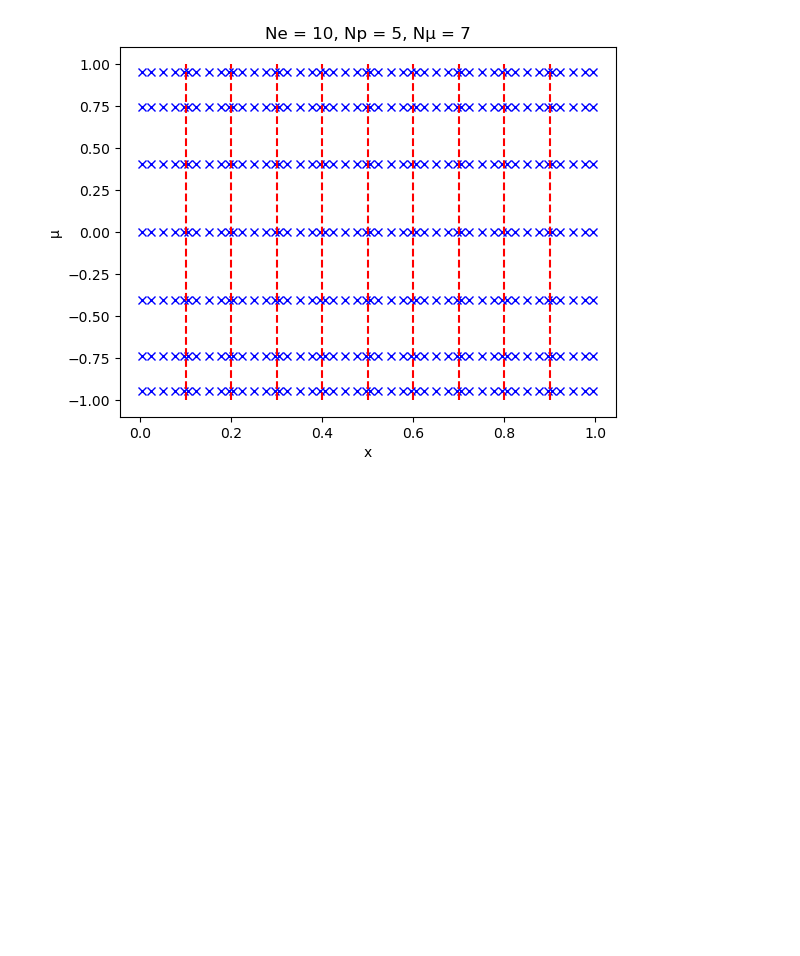
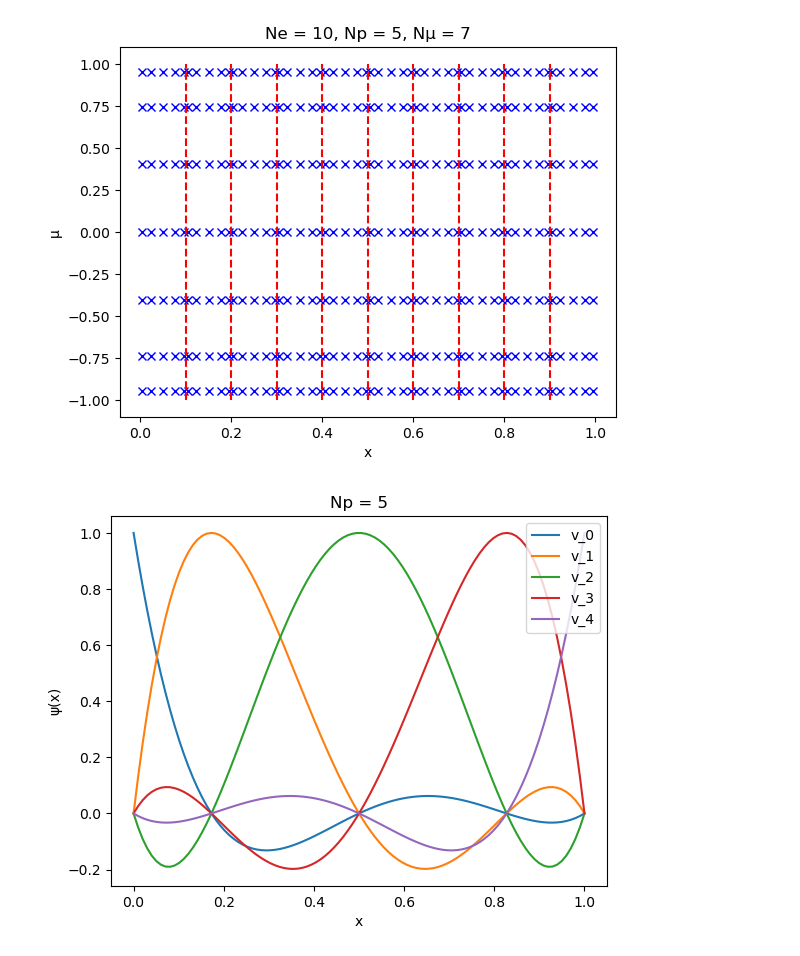
Before and after one commit to jpgallagher1/PIMS-GroupB, a Jupyter notebook: main.ipynb, the cells around one changed output. Cells and saved outputs as stored; diff of their text form; code cells hidden in the pictures; blank space fills up the shorter version.

Commit message:
add plots for basis

```diff
--- a/main.ipynb
+++ b/main.ipynb
@@ -211,3 +212,28 @@ plt.savefig(f'test_figures/Ne = {Ne}, Np = {Np}, Nμ = {Nμ}.pdf')
 plt.show()
 # %% [output]
 [figure]
+# %%
+a, b = 0, 1
+Ne = 1
+Np = 5
+num_plot_pts = 100
+
+# interpolation nodes for Legendre basis ("b") funcs v_m
+ξ_b, _ = gausslobatto(Np)
+# plot points (in reference space [-1,1]) for each element
+ξ_p = np.linspace(-1, 1, num_plot_pts)
+
+
+x_p = ξ_to_x(ξ_p, a, b)
+
+for i in range(Np):
+    ψ_vals = eval_pk(ξ_p, i, ξ_b)
+    plt.plot(x_p, ψ_vals, '-', label=f'v_{i}')
+plt.legend(loc='upper right')
+plt.xlabel('x')
+plt.ylabel('ψ(x)')
+plt.title(f'Np = {Np}')
+plt.savefig(f'test_figures/Np = {Np}.pdf')
+plt.show()
+# %% [output]
+[figure, added]
```
Also changed, not shown: parts of 1 cell of this notebook, 3 other files.
